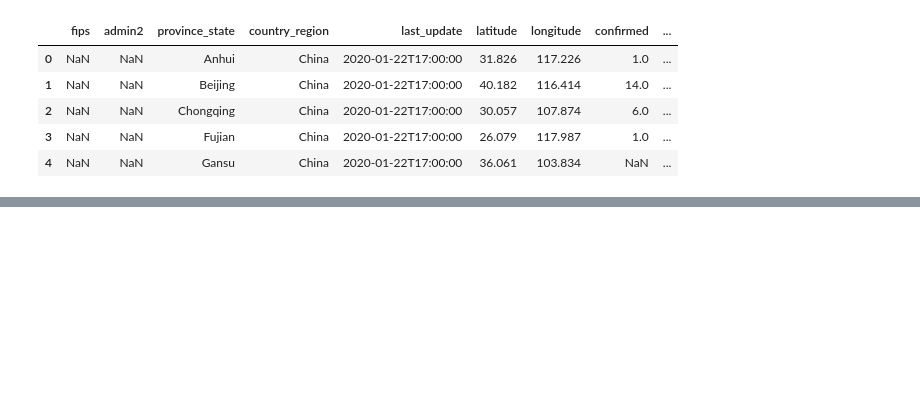
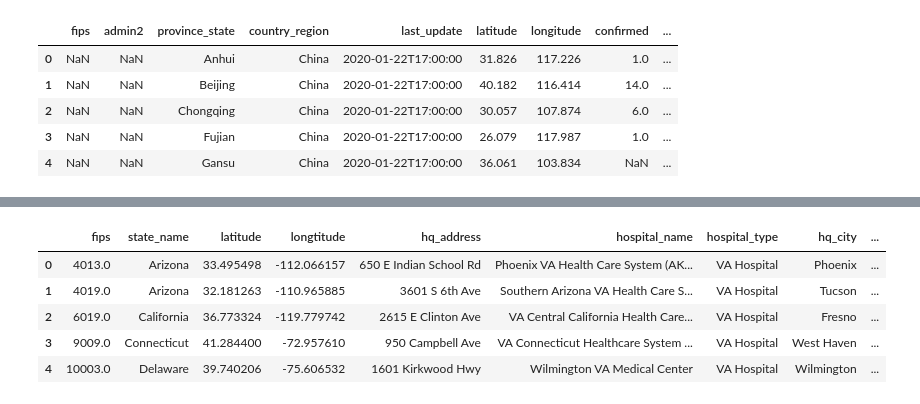
Before and after one commit to fafugah1/Covid19-Redshift-Warehouse, a Jupyter notebook: src/test.ipynb, the cells around one changed output, grey strips where cells are left out. Saved outputs shown, nothing was run; the diff lists cells and outputs as text; code cells hidden in the pictures; blank space fills up the shorter version.

```diff
--- a/src/test.ipynb
+++ b/src/test.ipynb
@@ -59,0 +407,11 @@ df.head()
+# %%
+dimHospital = hospital_beds[['fips','state_name', 'latitude', 'longtitude', 'hq_address', 'hospital_name', 'hospital_type', 'hq_city', 'hq_state']]
+# %%
+dimHospital.head()
+# %% [output]
+|  | fips | state_name | latitude | longtitude | hq_address | hospital_name | hospital_type | hq_city | ... |
+| 0 | 4013.0 | Arizona | 33.495498 | -112.066157 | 650 E Indian School Rd | Phoenix VA Health Care System (AK... | VA Hospital | Phoenix | ... |
+| 1 | 4019.0 | Arizona | 32.181263 | -110.965885 | 3601 S 6th Ave | Southern Arizona VA Health Care S... | VA Hospital | Tucson | ... |
+| 2 | 6019.0 | California | 36.773324 | -119.779742 | 2615 E Clinton Ave | VA Central California Health Care... | VA Hospital | Fresno | ... |
+| 3 | 9009.0 | Connecticut | 41.284400 | -72.957610 | 950 Campbell Ave | VA Connecticut Healthcare System ... | VA Hospital | West Haven | ... |
+| 4 | 10003.0 | Delaware | 39.740206 | -75.606532 | 1601 Kirkwood Hwy | Wilmington VA Medical Center | VA Hospital | Wilmington | ... |
```
Also changed, not shown: parts of 58 cells of this notebook.
